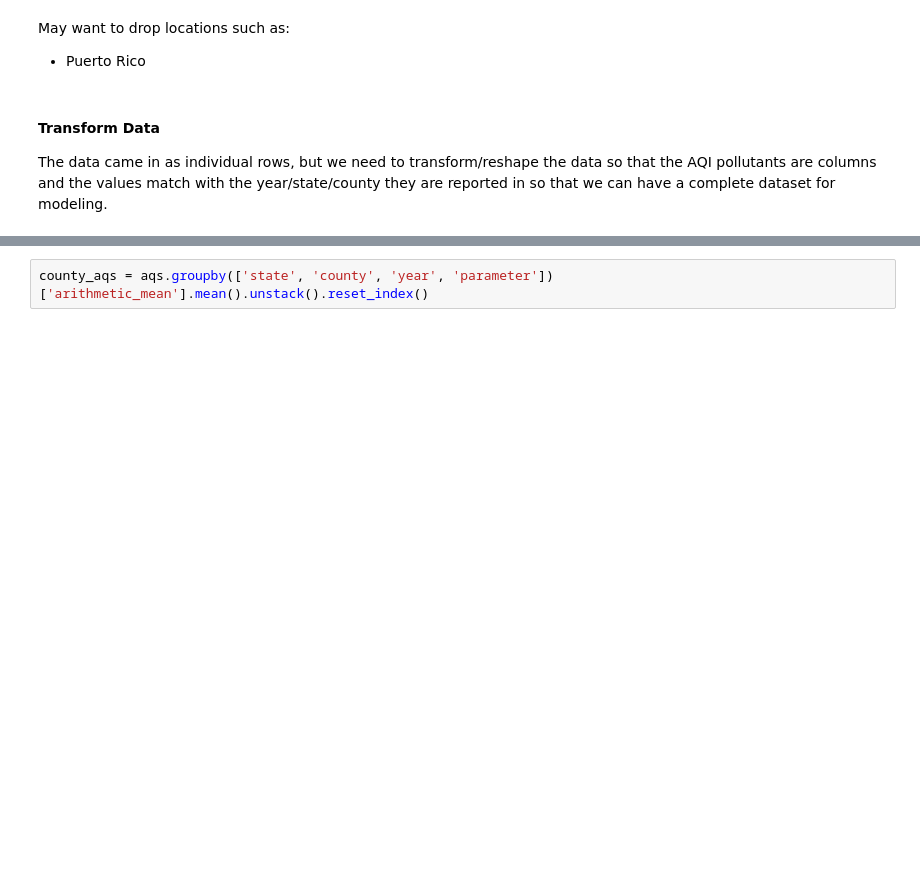
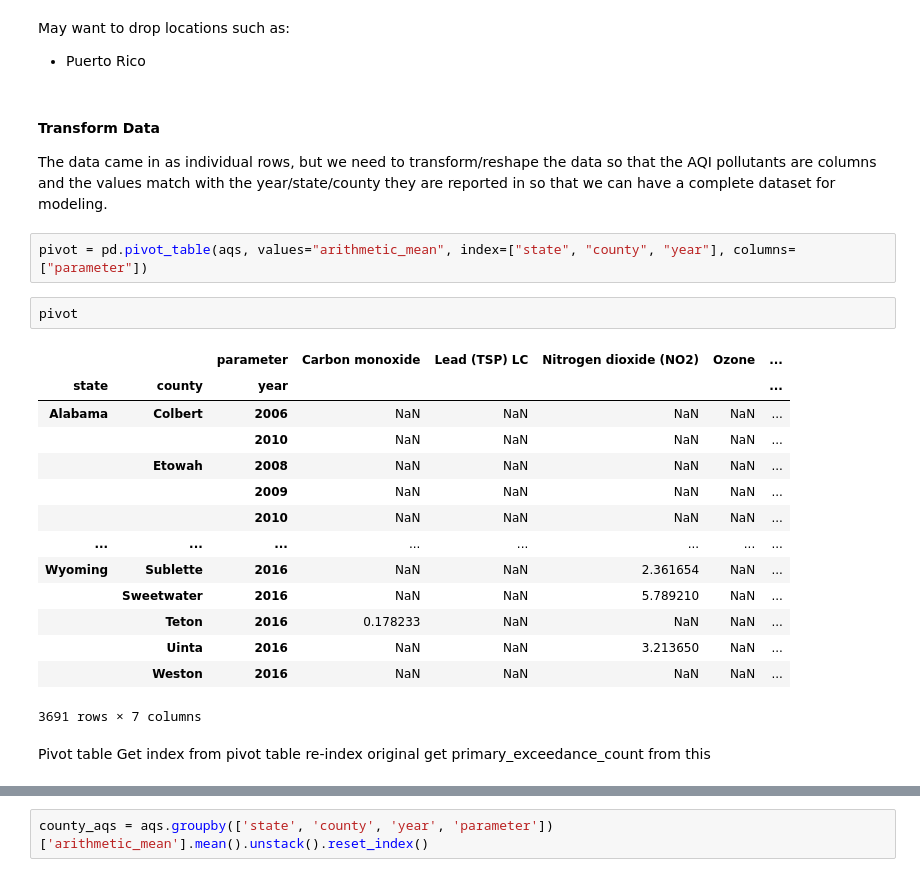
Before and after one commit to wdegraw93/low_birth_weight_vs_aqi_study, a Jupyter notebook: matt.ipynb, the cells around one changed output, grey strips where cells are left out. Cells and saved outputs as stored; diff of their text form; blank space fills up the shorter version.

Commit message:
push data before trying to make parameter decisions

```diff
--- a/matt.ipynb
+++ b/matt.ipynb
@@ -146,3 +149,27 @@ May want to drop locations such as:
 #### Transform Data
 
 The data came in as individual rows, but we need to transform/reshape the data so that the AQI pollutants are columns and the values match with the year/state/county they are reported in so that we can have a complete dataset for modeling.
+# %%
+pivot = pd.pivot_table(aqs, values="arithmetic_mean", index=["state", "county", "year"], columns=["parameter"])
+# %%
+pivot
+# %% [output]
+|  |  | parameter | Carbon monoxide | Lead (TSP) LC | Nitrogen dioxide (NO2) | Ozone | ... |
+| state | county | year |  |  |  |  | ... |
+| Alabama | Colbert | 2006 | NaN | NaN | NaN | NaN | ... |
+|  |  | 2010 | NaN | NaN | NaN | NaN | ... |
+|  | Etowah | 2008 | NaN | NaN | NaN | NaN | ... |
+|  |  | 2009 | NaN | NaN | NaN | NaN | ... |
+|  |  | 2010 | NaN | NaN | NaN | NaN | ... |
+| ... | ... | ... | ... | ... | ... | ... | ... |
+| Wyoming | Sublette | 2016 | NaN | NaN | 2.361654 | NaN | ... |
+|  | Sweetwater | 2016 | NaN | NaN | 5.789210 | NaN | ... |
+|  | Teton | 2016 | 0.178233 | NaN | NaN | NaN | ... |
+|  | Uinta | 2016 | NaN | NaN | 3.213650 | NaN | ... |
+|  | Weston | 2016 | NaN | NaN | NaN | NaN | ... |
+3691 rows × 7 columns
+# %% [markdown]
+Pivot table
+Get index from pivot table
+re-index original
+get primary_exceedance_count from this
```
Also changed, not shown: parts of 7 cells of this notebook, 13 other files.
